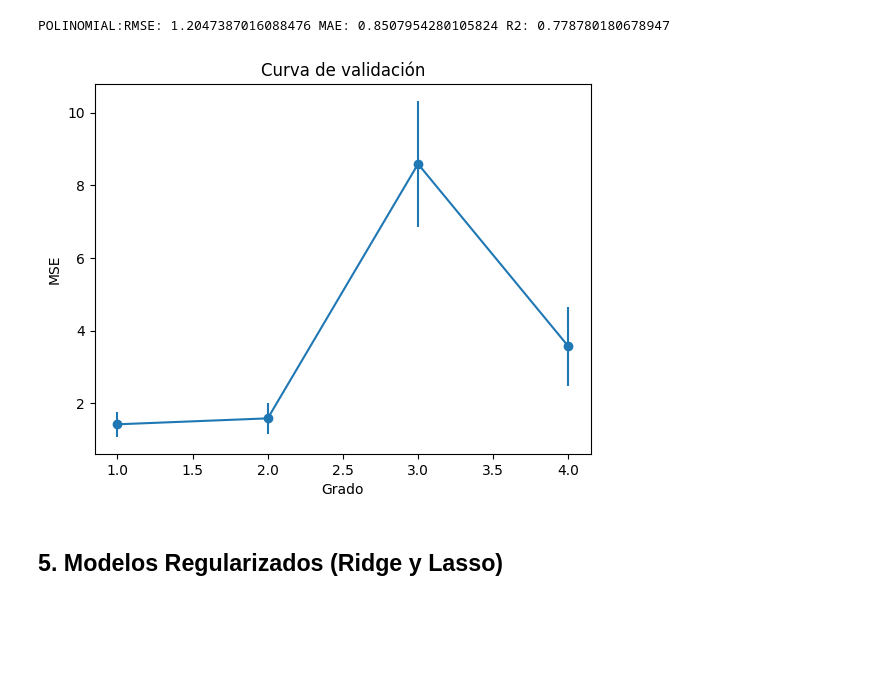
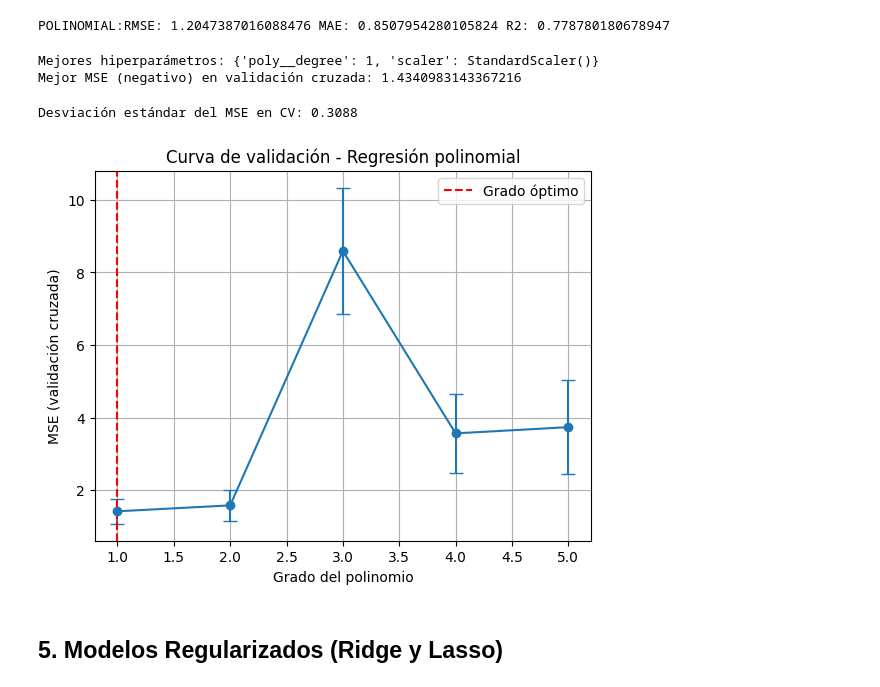
Before and after one commit to ISIS-2611-AprendizajeMaquina/MaterialDeClase-ISIS-2611, a Jupyter notebook: Laboratorios/L1 Regresion Lineal/data/Laboratorio_2_Plantilla_ISIS2611.ipynb, the cells around one changed output. Saved outputs shown, nothing was run; the diff lists cells and outputs as text; code cells hidden in the pictures; blank space fills up the shorter version.

```diff
--- a/Laboratorios/L1 Regresion Lineal/data/Laboratorio_2_Plantilla_ISIS2611.ipynb
+++ b/Laboratorios/L1 Regresion Lineal/data/Laboratorio_2_Plantilla_ISIS2611.ipynb
@@ -178,13 +160,44 @@ for d in degrees:
+# %%
+degrees = range(1,6)
+means = []
+stds = []
+
+from sklearn.model_selection import cross_val_score
+
+for d in degrees:
+    pipe = Pipeline([
+        ("scaler", StandardScaler()),
+        ("poly", PolynomialFeatures(degree=d)),
+        ("model", LinearRegression())
+    ])
+
+    scores = cross_val_score(pipe, X_train, y_train, cv=10, scoring="neg_mean_squared_error")
+    scores = -scores
+    means.append(scores.mean())
+    stds.append(scores.std())
+# %%
+print("Mejores hiperparámetros:", grid_poly.best_params_)
+print("Mejor MSE (negativo) en validación cruzada:", -grid_poly.best_score_)
+# %% [output]
+Mejores hiperparámetros: {'poly__degree': 1, 'scaler': StandardScaler()}
+Mejor MSE (negativo) en validación cruzada: 1.4340983143367216
+# %%
+best_index = grid_poly.best_index_
+best_std = grid_poly.cv_results_['std_test_score'][best_index]
+print(f"Desviación estándar del MSE en CV: {best_std:.4f}")
+# %% [output]
+Desviación estándar del MSE en CV: 0.3088
 # %%
-import matplotlib.pyplot as plt
-
-plt.errorbar(degrees, means, yerr=stds, marker="o")
-plt.title("Curva de validación")
-plt.xlabel("Grado")
-plt.ylabel("MSE")
+plt.errorbar(degrees, means, yerr=stds, marker="o", capsize=5)
+plt.axvline(x=grid_poly.best_params_['poly__degree'], color='r', linestyle='--', label='Grado óptimo')
+plt.title("Curva de validación - Regresión polinomial")
+plt.xlabel("Grado del polinomio")
+plt.ylabel("MSE (validación cruzada)")
+plt.legend()
+plt.grid(True)
 plt.show()
 # %% [output]
-[figure, old version]
+[figure, new version]
 # %% [markdown]
 ## 5. Modelos Regularizados (Ridge y Lasso)
 # %%
```
Also changed, not shown: parts of 5 cells of this notebook.
